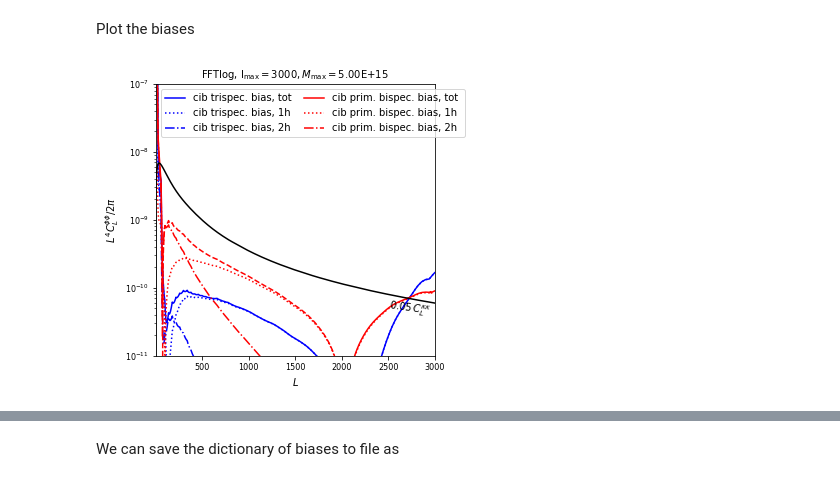
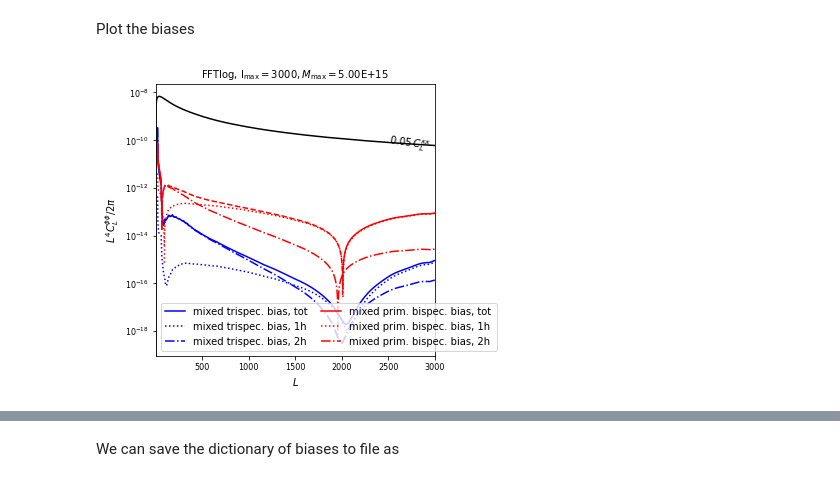
Before and after one commit to abaleato/CosmoBLENDER, a Jupyter notebook: example_pipeline.ipynb, the cells around one changed output, grey strips where cells are left out. Drawn from its saved outputs; the diff is of its cells as text; code cells hidden in the pictures.

```diff
--- a/example_pipeline.ipynb
+++ b/example_pipeline.ipynb
@@ -84,7 +88,7 @@ hm_calc.get_cib_bias(SPT_1e14)
 # %% [markdown]
 Plot the biases
 # %%
-which_bias = 'cib' # 'tsz' or 'cib'
+which_bias = 'mixed' # 'tsz' or 'cib' or 'mixed'
 experiment = SPT_5e15
 
 # Break down contributions into n-halo terms?
@@ -115,33 +119,33 @@ if breakdown:
 
     plt.plot(experiment.biases['ells'], trispec_2h_pos, color='b', label=r'{} trispec. bias, 2h '.format(which_bias), ls='-.')
     plt.plot(experiment.biases['ells'], trispec_2h_neg, color='b', ls='-.')
 
 plt.plot(experiment.biases['ells'], prim_bispec_tot_pos, color='r',label=r'{} prim. bispec. bias, tot'.format(which_bias))
 plt.plot(experiment.biases['ells'], prim_bispec_tot_neg, color='r', ls='--')
 
 if breakdown:
     plt.plot(experiment.biases['ells'], prim_bispec_1h_pos, color='r', label=r'{} prim. bispec. bias, 1h '.format(which_bias), ls=':')
     plt.plot(experiment.biases['ells'], prim_bispec_1h_neg, color='r', ls=':')
 
     plt.plot(experiment.biases['ells'], prim_bispec_2h_pos, color='r', label=r'{} prim. bispec. bias, 2h '.format(which_bias), ls='-.')
     plt.plot(experiment.biases['ells'], prim_bispec_2h_neg, color='r', ls='-.')
 
 plt.annotate(r'$0.05\,C_L^{\kappa \kappa}$', (2500,4e-11), rotation=-8)
 plt.plot(experiment.cl_unl.ls, 0.05* experiment.cl_unl.ls**4 * experiment.cl_unl.clpp /(2*np.pi),'k')
 plt.yscale('log')
 plt.legend(ncol=2, columnspacing=1)
 plt.ylabel(r'$L^4 C_L^{\phi\phi}/ 2\pi$',fontsize=10)
 plt.xlabel(r'$L$',fontsize=10)
 plt.title(r'FFTlog, l$_{\mathrm{max}}=$'+str(lmax)+'$, M_{\mathrm{max}}=$'+'{:.2E}'.format(experiment.massCut), fontsize=10)
 plt.xlim([2,3000])
-plt.ylim([1e-11,1e-7])
+#plt.ylim([1e-11,1e-7])
 
 ax = plt.gca()
 ax.tick_params(axis='both', which='major', labelsize=8)
 ax.tick_params(axis='both', which='minor', labelsize=8)
 
 #plt.savefig('../plots/tsz_bias_for_diff_mass_cuts/1D_reconstructions/biases_lmax{}_masscut{}.pdf'.format(lmax, '1e14'))
 thesis_dir = '/Users/antonbaleatolizancos/Desktop/THESIS/phd_thesis/Chapter4/plots_lensing_rec_biases/'
-#plt.savefig(thesis_dir+'{}_biases_cosmoblender_lmax{}{}.pdf'.format(which_bias, lmax, title), bbox_inches='tight')
+plt.savefig(thesis_dir+'{}_biases_cosmoblender_lmax{}{}.pdf'.format(which_bias, lmax, title), bbox_inches='tight')
 # %% [output]
-[figure, old version]
+[figure, new version]
```
Also changed, not shown: parts of 4 cells of this notebook, 1 other file.
